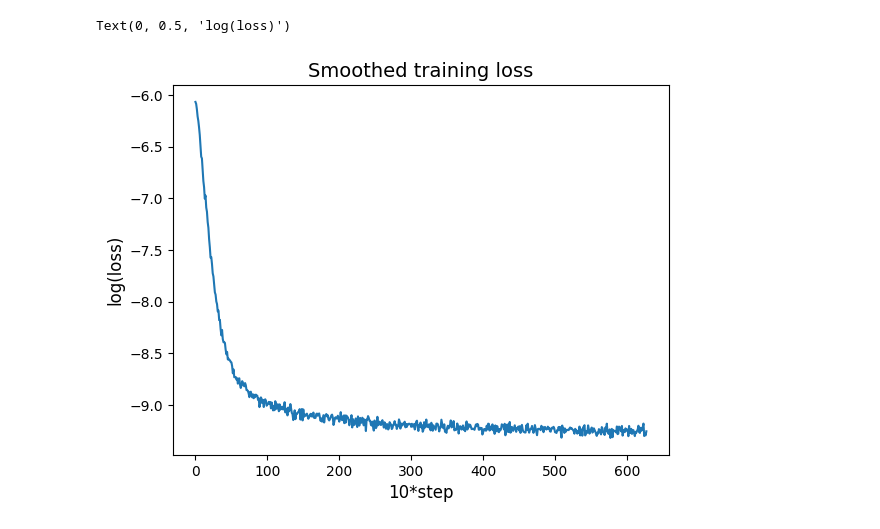
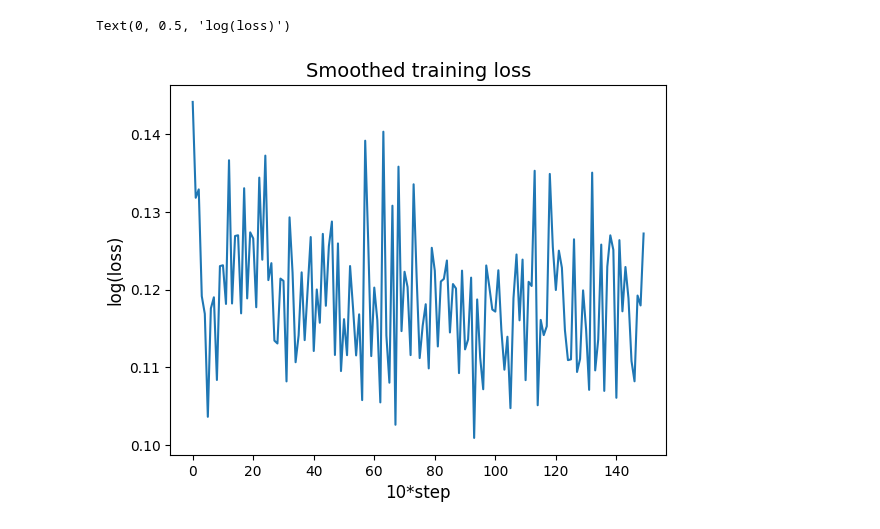
Before and after one commit to auranic/micro-scgpt, a Jupyter notebook: notebooks/train.ipynb, the cells around one changed output. Drawn from its saved outputs; the diff is of its cells as text; code cells hidden in the pictures.

```diff
--- a/notebooks/train.ipynb
+++ b/notebooks/train.ipynb
@@ -10,13 +10,14 @@ from mscgpt.tokenizer import Tokenizer
 from mscgpt.gpt import MicroSCGPT, GeneExpressionRegressor
 # %%
 DEVICE = "cuda" if torch.cuda.is_available() else "cpu"
+print(f'{DEVICE=}')
 BATCH_SIZE = 32
 CONTEXT_SIZE = 128
 LEARNING_RATE = 1e-4
 N_HEADS = 4
-N_LAYERS = 8
-N_EMBED = 256
-N_EPOCHS = 5
+N_LAYERS = 4
+N_EMBED = 32
+N_EPOCHS = 30
 INTERVAL_EVAL = 100
 N_EVAL = 200
 DROPOUT = .1
@@ -111,13 +104,14 @@ Step 62814, loss=0.098e-3 (train), 0.118e-3 (val)
 # %%
 import matplotlib.pyplot as plt
 
-plt.plot(torch.tensor(rec_loss[:-15]).view(-1, 100).log().mean(axis=-1))
+#plt.plot(torch.tensor(rec_loss[:-15]).view(-1, 100).log().mean(axis=-1))
+plt.plot(torch.tensor(rec_loss))
 plt.title("Smoothed training loss", fontsize=14)
 plt.xlabel("10*step", fontsize=12)
 plt.ylabel("log(loss)", fontsize=12)
 # %% [output]
 Text(0, 0.5, 'log(loss)')
-[figure, old version]
+[figure, new version]
 # %%
 # The training loss seems to have settled :)
 # Total running time: 49min41 (we approach the limits of my single GPU)
```
Also changed, not shown: parts of 5 cells of this notebook, 2 other files.
